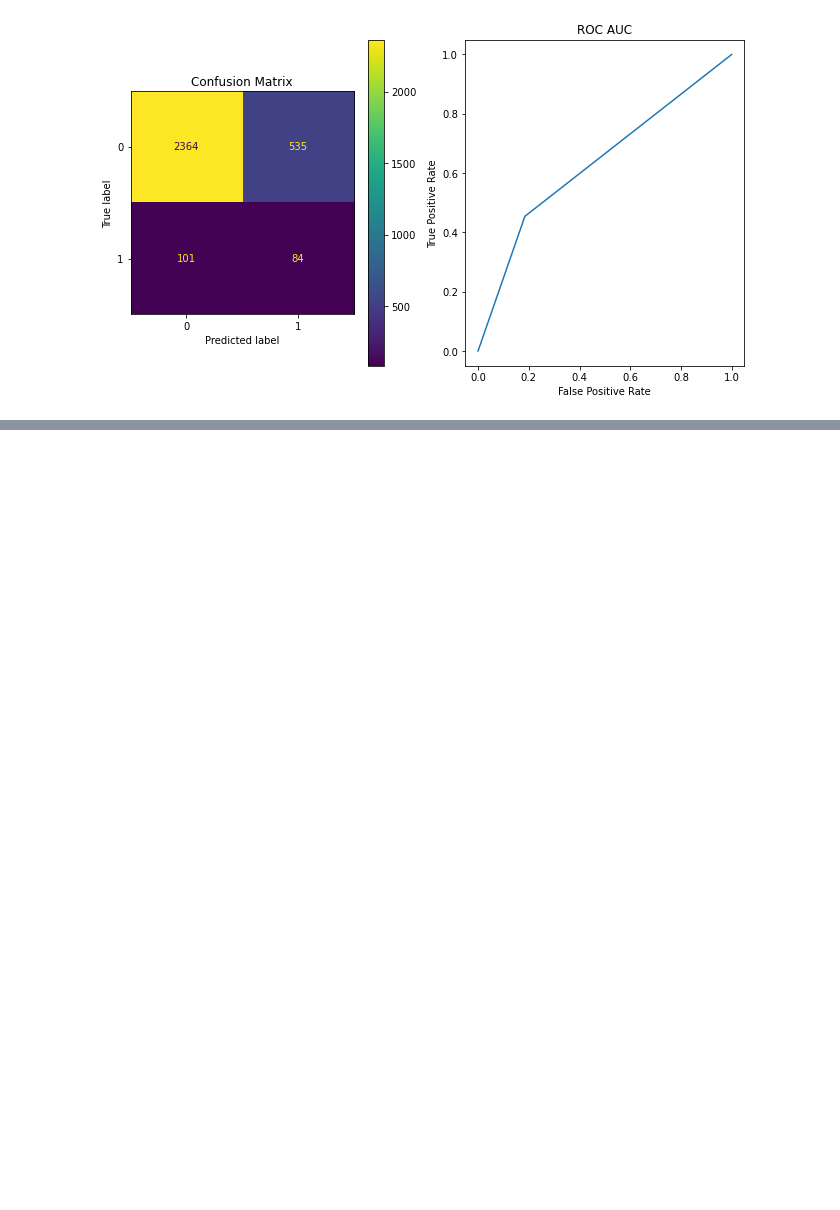
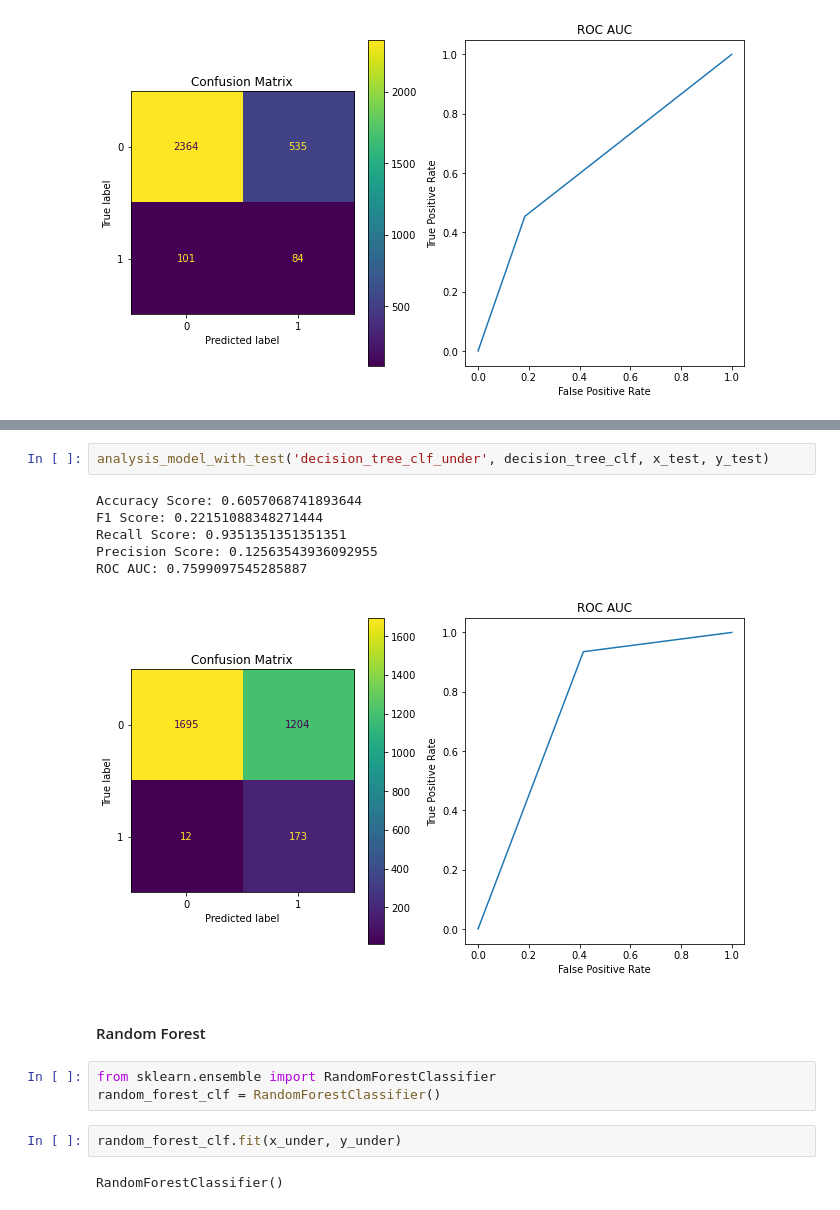
Before and after one commit to MohammadRouintan/Vehicle-Insurance-Claim-Fraud-Detection-Classification, a Jupyter notebook: VehicleInsuranceCLASSIFICATION.ipynb, the cells around one changed output, grey strips where cells are left out. Drawn from its saved outputs; the diff is of its cells as text; blank space fills up the shorter version.

```diff
--- a/VehicleInsuranceCLASSIFICATION.ipynb
+++ b/VehicleInsuranceCLASSIFICATION.ipynb
@@ -606,0 +625,18 @@ ROC AUC: 0.6347538293726634
+# %%
+analysis_model_with_test('decision_tree_clf_under', decision_tree_clf, x_test, y_test)
+# %% [output]
+Accuracy Score: 0.6057068741893644
+F1 Score: 0.22151088348271444
+Recall Score: 0.9351351351351351
+Precision Score: 0.12563543936092955
+ROC AUC: 0.7599097545285887
+[figure, added]
+# %% [markdown]
+#### Random Forest
+# %%
+from sklearn.ensemble import RandomForestClassifier
+random_forest_clf = RandomForestClassifier()
+# %%
+random_forest_clf.fit(x_under, y_under)
+# %% [output]
+RandomForestClassifier()
```
Also changed, not shown: parts of 26 cells of this notebook.
